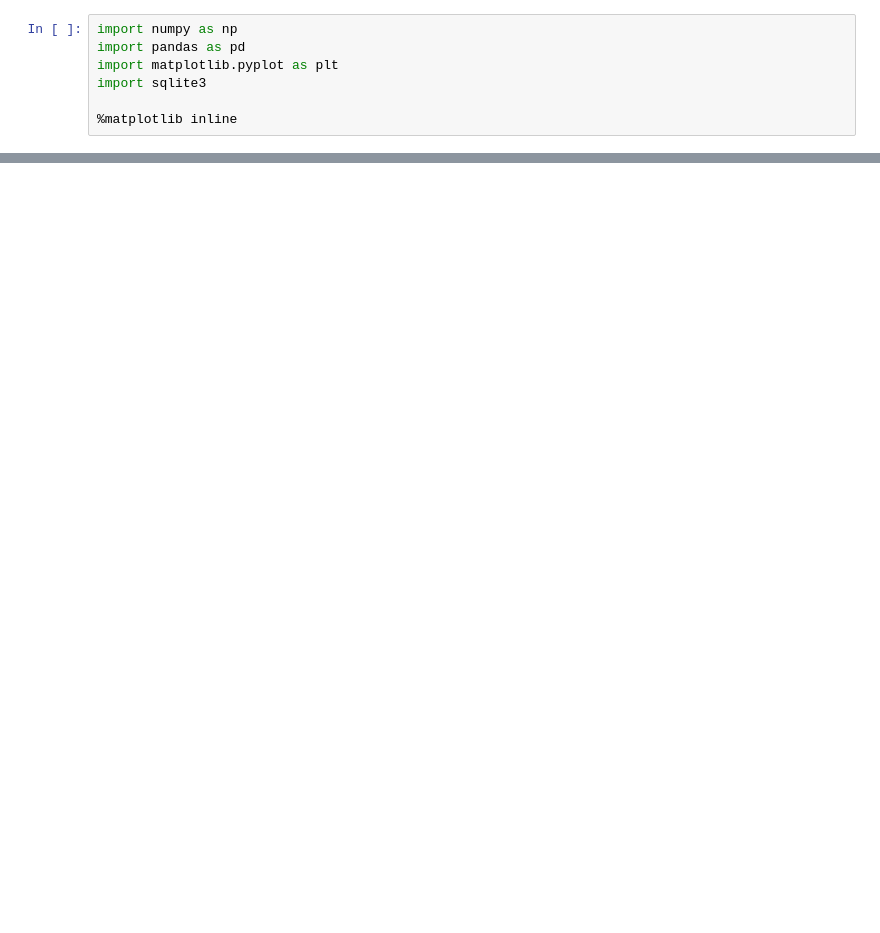
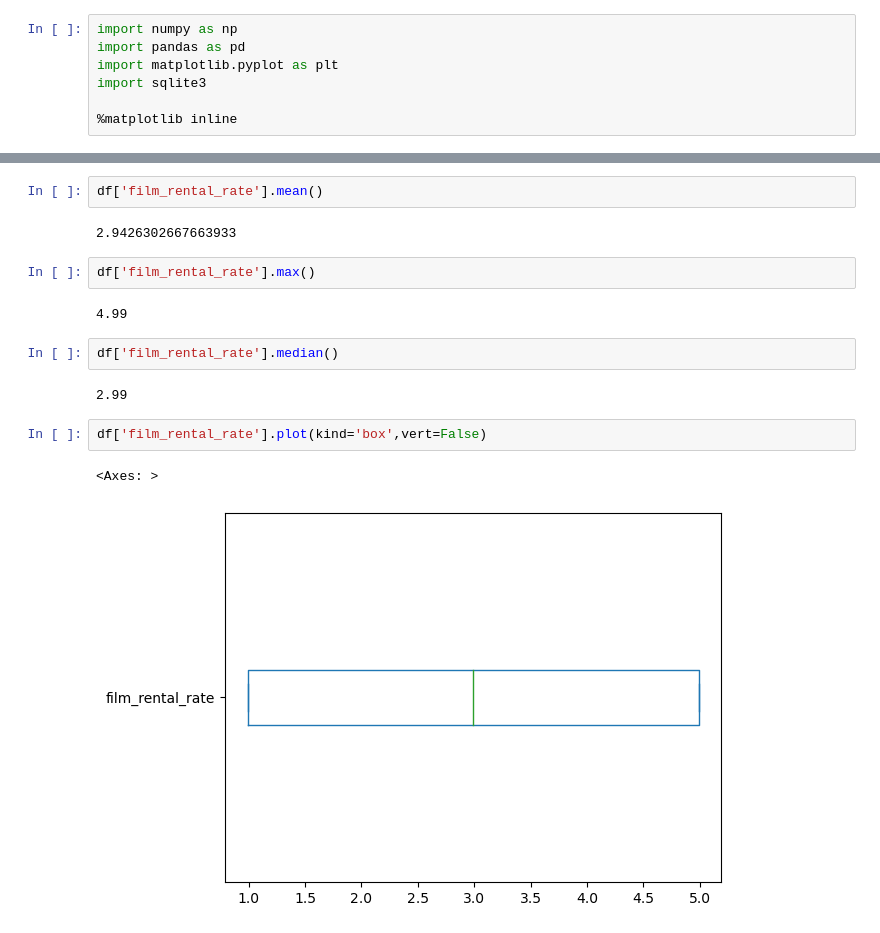
Before and after one commit to RKSRS/Data-Analysis-Example-A-B, a Jupyter notebook: FreeCodeCamp2.ipynb, the cells around one changed output, grey strips where cells are left out. Drawn from its saved outputs; the diff is of its cells as text; blank space fills up the shorter version.

```diff
--- a/FreeCodeCamp2.ipynb
+++ b/FreeCodeCamp2.ipynb
@@ -33,0 +87,17 @@ DatabaseError: Execution failed on sql '
+# %%
+df['film_rental_rate'].mean()
+# %% [output]
+2.9426302667663933
+# %%
+df['film_rental_rate'].max()
+# %% [output]
+4.99
+# %%
+df['film_rental_rate'].median()
+# %% [output]
+2.99
+# %%
+df['film_rental_rate'].plot(kind='box',vert=False)
+# %% [output]
+<Axes: >
+[figure, added]
```
Also changed, not shown: parts of 54 cells of this notebook, 1 other file.
